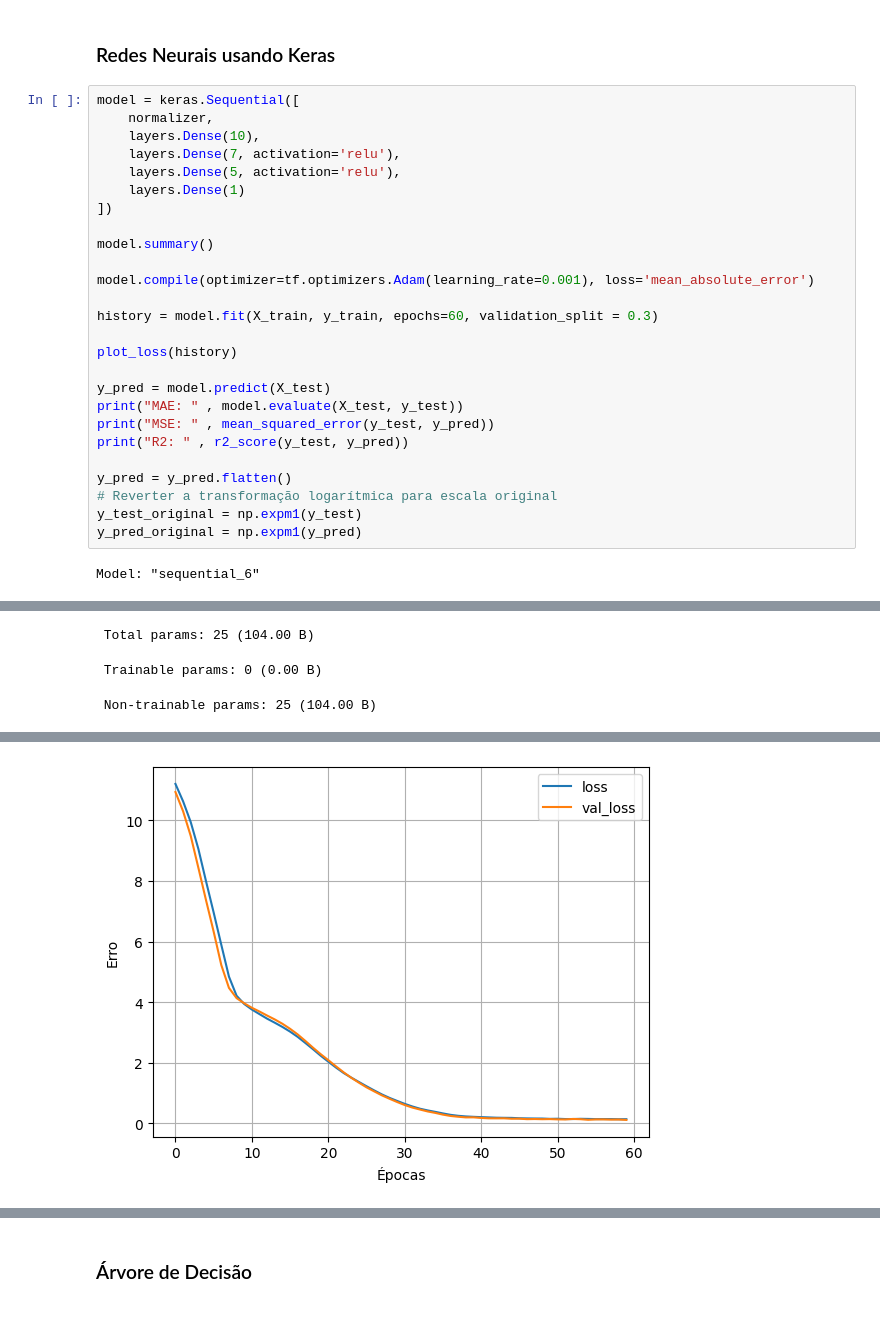
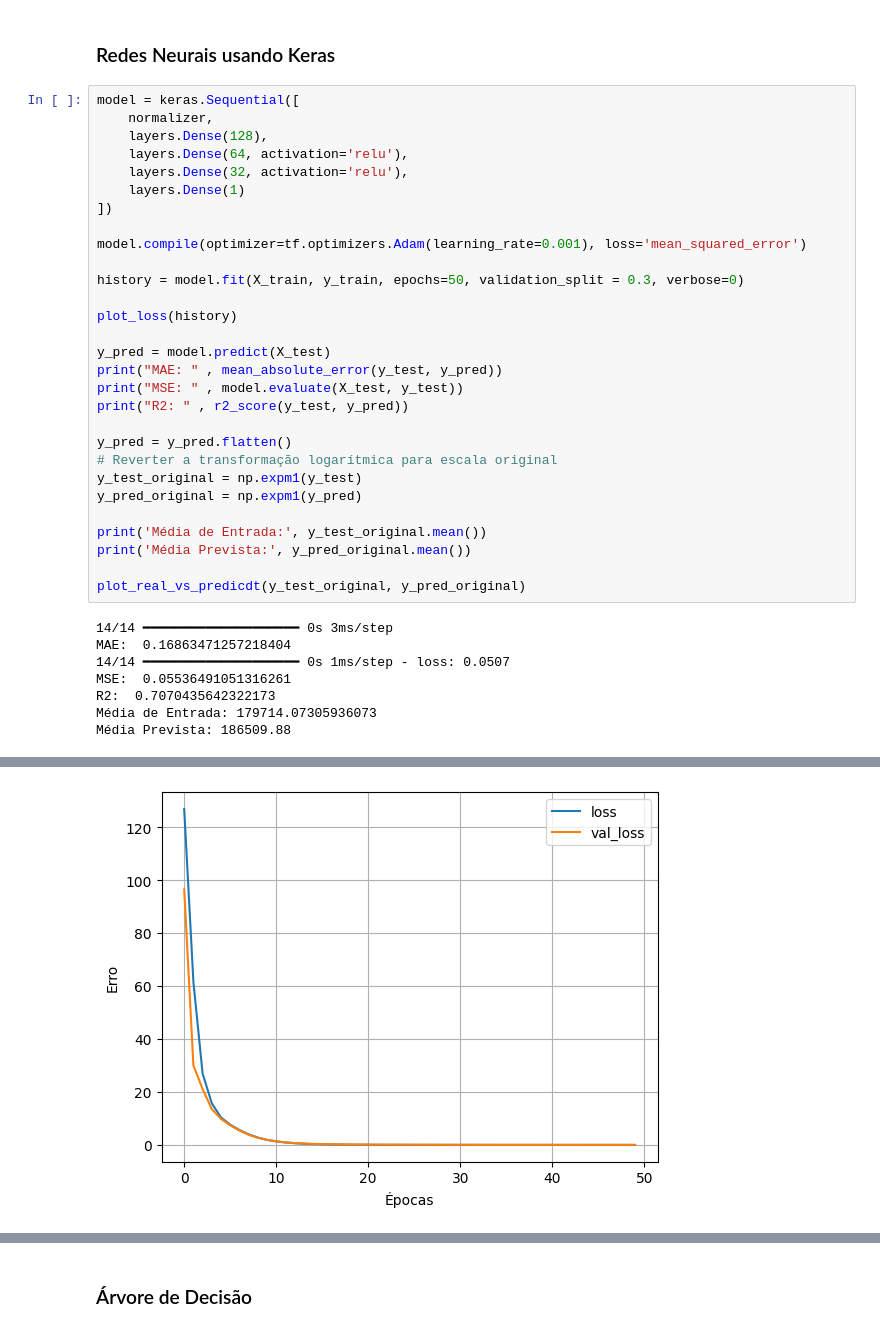
Before and after one commit to Nathan-Rgs/patternRecognition-supervisedLearning, a Jupyter notebook: regression/houses.ipynb, the cells around one changed output, grey strips where cells are left out. Saved outputs shown, nothing was run; the diff lists cells and outputs as text.

```diff
--- a/regression/houses.ipynb
+++ b/regression/houses.ipynb
@@ -426,28 +405,37 @@ submission_df.to_csv(os.path.join(current_dir, '..', 'data', 'regression', 'subm
 # %%
 model = keras.Sequential([
     normalizer,
-    layers.Dense(10),
-    layers.Dense(7, activation='relu'),
-    layers.Dense(5, activation='relu'),
+    layers.Dense(128),
+    layers.Dense(64, activation='relu'),
+    layers.Dense(32, activation='relu'),
     layers.Dense(1)
 ])
 
-model.summary()
+model.compile(optimizer=tf.optimizers.Adam(learning_rate=0.001), loss='mean_squared_error')
 
-model.compile(optimizer=tf.optimizers.Adam(learning_rate=0.001), loss='mean_absolute_error')
-
-history = model.fit(X_train, y_train, epochs=60, validation_split = 0.3)
+history = model.fit(X_train, y_train, epochs=50, validation_split = 0.3, verbose=0)
 
 plot_loss(history)
 
 y_pred = model.predict(X_test)
-print("MAE: " , model.evaluate(X_test, y_test))
-print("MSE: " , mean_squared_error(y_test, y_pred))
+print("MAE: " , mean_absolute_error(y_test, y_pred))
+print("MSE: " , model.evaluate(X_test, y_test))
 print("R2: " , r2_score(y_test, y_pred))
 
 y_pred = y_pred.flatten()
 # Reverter a transformação logarítmica para escala original
 y_test_original = np.expm1(y_test)
 y_pred_original = np.expm1(y_pred)
+
+print('Média de Entrada:', y_test_original.mean())
+print('Média Prevista:', y_pred_original.mean())
+
+plot_real_vs_predicdt(y_test_original, y_pred_original)
 # %% [output]
-Model: "sequential_6"
+14/14 ━━━━━━━━━━━━━━━━━━━━ 0s 3ms/step
+MAE:  0.16863471257218404
+14/14 ━━━━━━━━━━━━━━━━━━━━ 0s 1ms/step - loss: 0.0507
+MSE:  0.05536491051316261
+R2:  0.7070435642322173
+Média de Entrada: 179714.07305936073
+Média Prevista: 186509.88
@@ -467,3 +441,0 @@ Model: "sequential_6"
- Total params: 25 (104.00 B)
- Trainable params: 0 (0.00 B)
- Non-trainable params: 25 (104.00 B)
@@ -487 +442 @@ R2:  0.765111489159943
-[figure, old version]
+[figure, new version]
```
Also changed, not shown: parts of 9 cells of this notebook.
